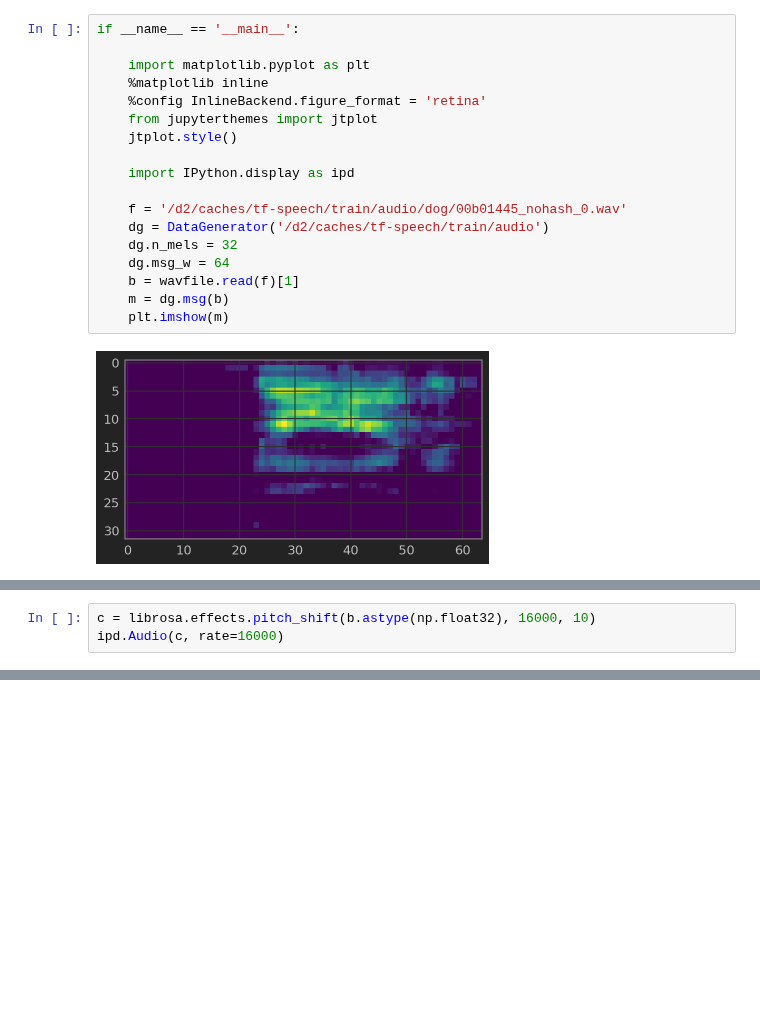
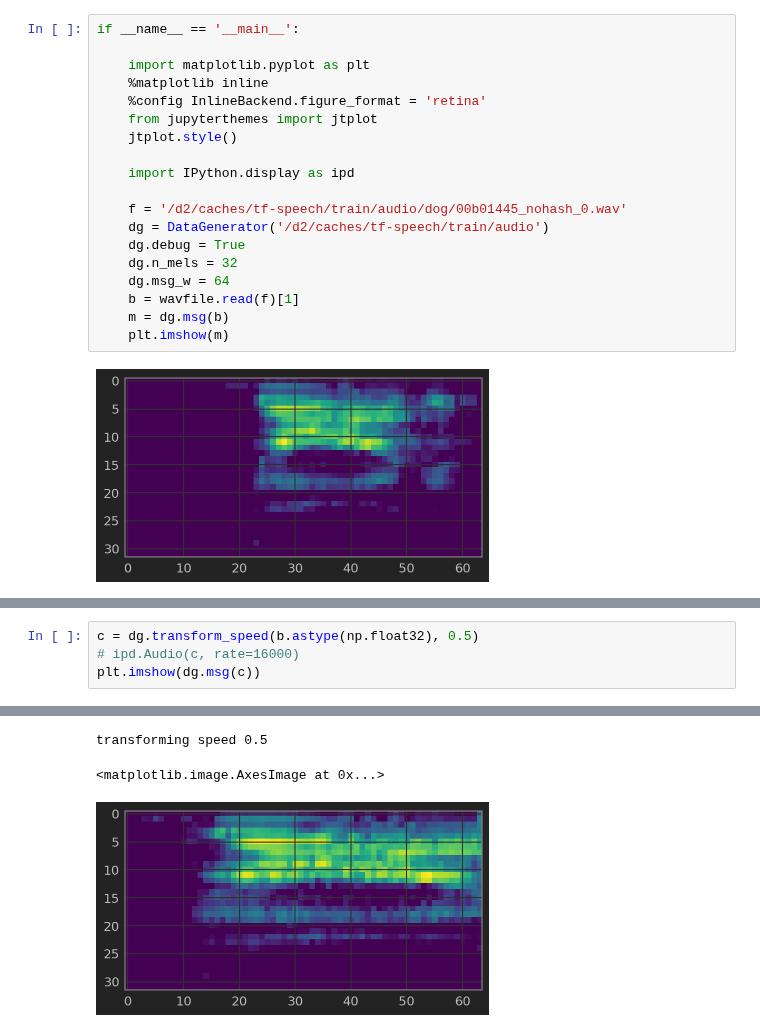
Before and after one commit to myurasov/Kaggle-TF-Speech, a Jupyter notebook: data-generation.ipynb, the cells around one changed output, grey strips where cells are left out. Saved outputs shown, nothing was run; the diff lists cells and outputs as text; blank space fills up the shorter version.

```diff
--- a/data-generation.ipynb
+++ b/data-generation.ipynb
@@ -211,6 +280,7 @@ if __name__ == '__main__':
 
     f = '/d2/caches/tf-speech/train/audio/dog/00b01445_nohash_0.wav'
     dg = DataGenerator('/d2/caches/tf-speech/train/audio')
+    dg.debug = True
     dg.n_mels = 32
     dg.msg_w = 64
     b = wavfile.read(f)[1]
@@ -221,4 +302,5 @@ if __name__ == '__main__':
 # %%
-c = librosa.effects.pitch_shift(b.astype(np.float32), 16000, 10)
-ipd.Audio(c, rate=16000)
+c = dg.transform_speed(b.astype(np.float32), 0.5)
+# ipd.Audio(c, rate=16000)
+plt.imshow(dg.msg(c))
 # %% [output]
@@ -226,3 +307,6 @@ ipd.Audio(c, rate=16000)
+transforming speed 0.5
+<matplotlib.image.AxesImage at 0x...>
+[figure, added]
 # %%
 a = dg.generate_silence_audio()
 ipd.Audio(a, rate=dg.sample_rate)
```
Also changed, not shown: parts of 8 cells of this notebook.
